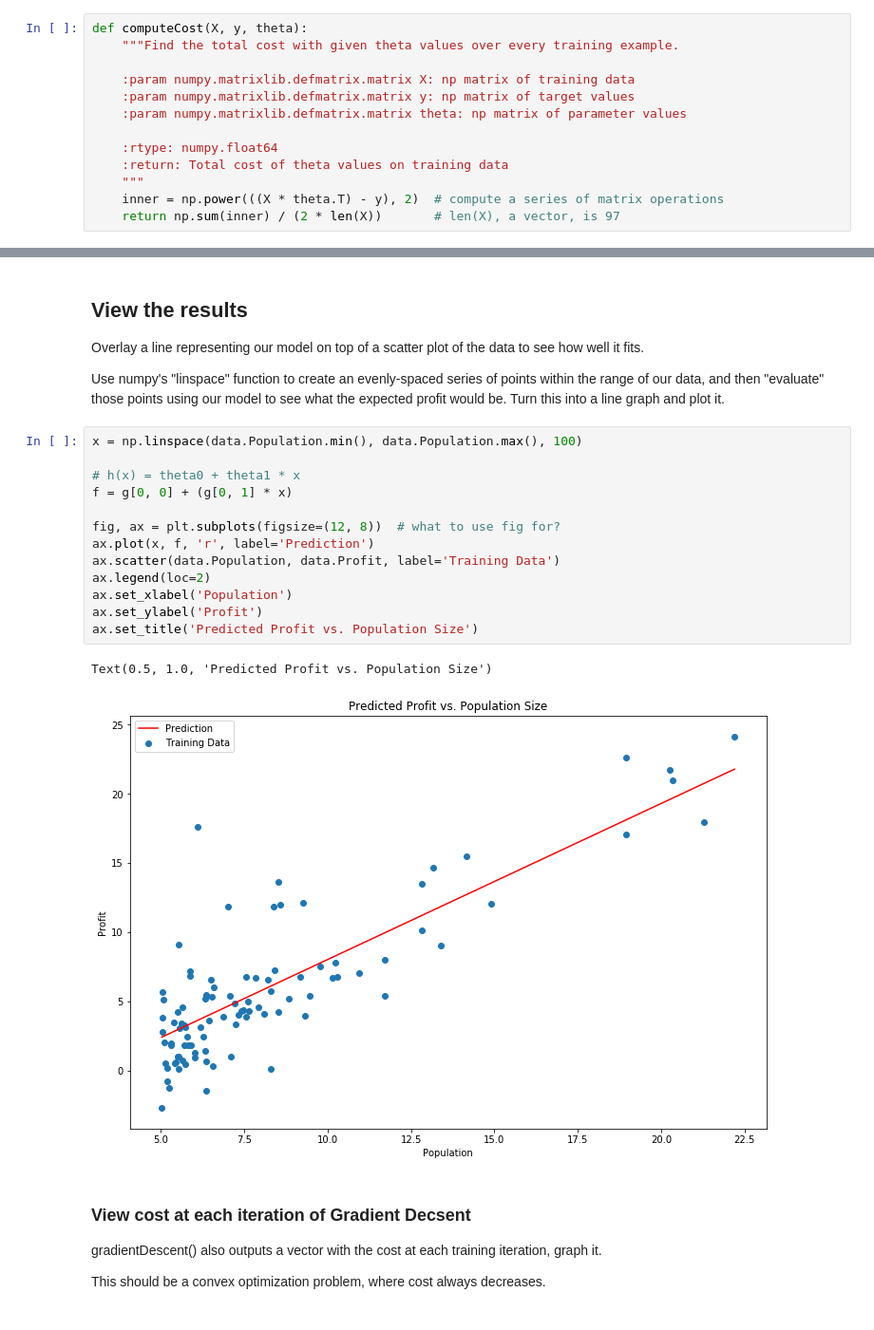
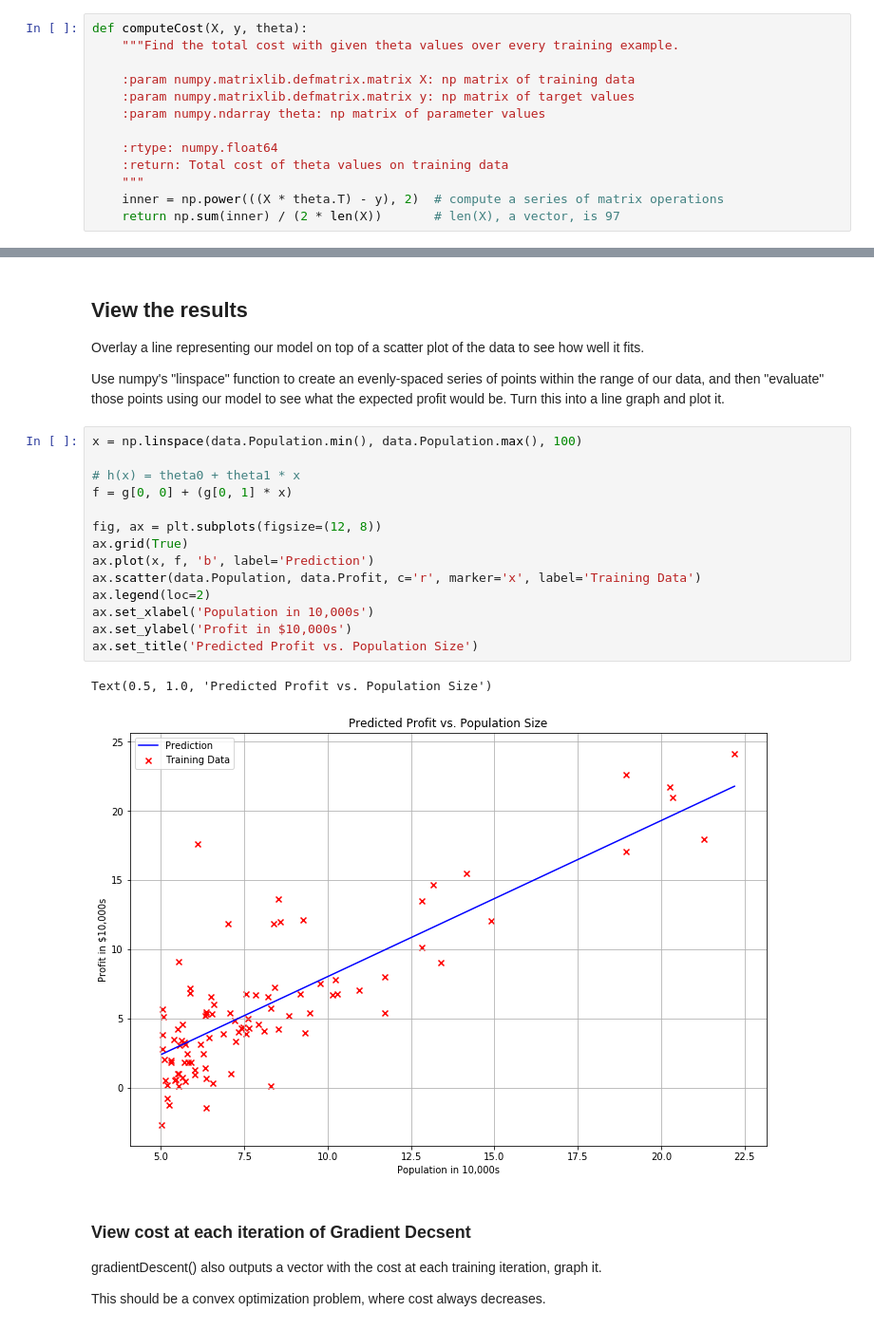
Before and after one commit to jhselvik/machine-learning-coursera, a Jupyter notebook: linear-regression/Linear-Regression.ipynb, the cells around one changed output, grey strips where cells are left out. Shown at 95% size. Cells and saved outputs as stored; diff of their text form.

```diff
--- a/linear-regression/Linear-Regression.ipynb
+++ b/linear-regression/Linear-Regression.ipynb
@@ -109,7 +112,7 @@ def computeCost(X, y, theta):
 
     :param numpy.matrixlib.defmatrix.matrix X: np matrix of training data
     :param numpy.matrixlib.defmatrix.matrix y: np matrix of target values
-    :param numpy.matrixlib.defmatrix.matrix theta: np matrix of parameter values
+    :param numpy.ndarray theta: np matrix of parameter values
 
     :rtype: numpy.float64
     :return: Total cost of theta values on training data
@@ -203,19 +202,20 @@ Use numpy's "linspace" function to create an evenly-spaced series of points with
 # %%
 x = np.linspace(data.Population.min(), data.Population.max(), 100)
 
 # h(x) = theta0 + theta1 * x
 f = g[0, 0] + (g[0, 1] * x)
 
-fig, ax = plt.subplots(figsize=(12, 8))  # what to use fig for?
-ax.plot(x, f, 'r', label='Prediction')
-ax.scatter(data.Population, data.Profit, label='Training Data')
+fig, ax = plt.subplots(figsize=(12, 8))
+ax.grid(True)
+ax.plot(x, f, 'b', label='Prediction')
+ax.scatter(data.Population, data.Profit, c='r', marker='x', label='Training Data')
 ax.legend(loc=2)
-ax.set_xlabel('Population')
-ax.set_ylabel('Profit')
+ax.set_xlabel('Population in 10,000s')
+ax.set_ylabel('Profit in $10,000s')
 ax.set_title('Predicted Profit vs. Population Size')
 # %% [output]
 Text(0.5, 1.0, 'Predicted Profit vs. Population Size')
-[figure, old version]
+[figure, new version]
 # %% [markdown]
 ### View cost at each iteration of Gradient Decsent
 gradientDescent() also outputs a vector with the cost at each training iteration, graph it.
```
Also changed, not shown: parts of 6 cells of this notebook, 1 other file.
